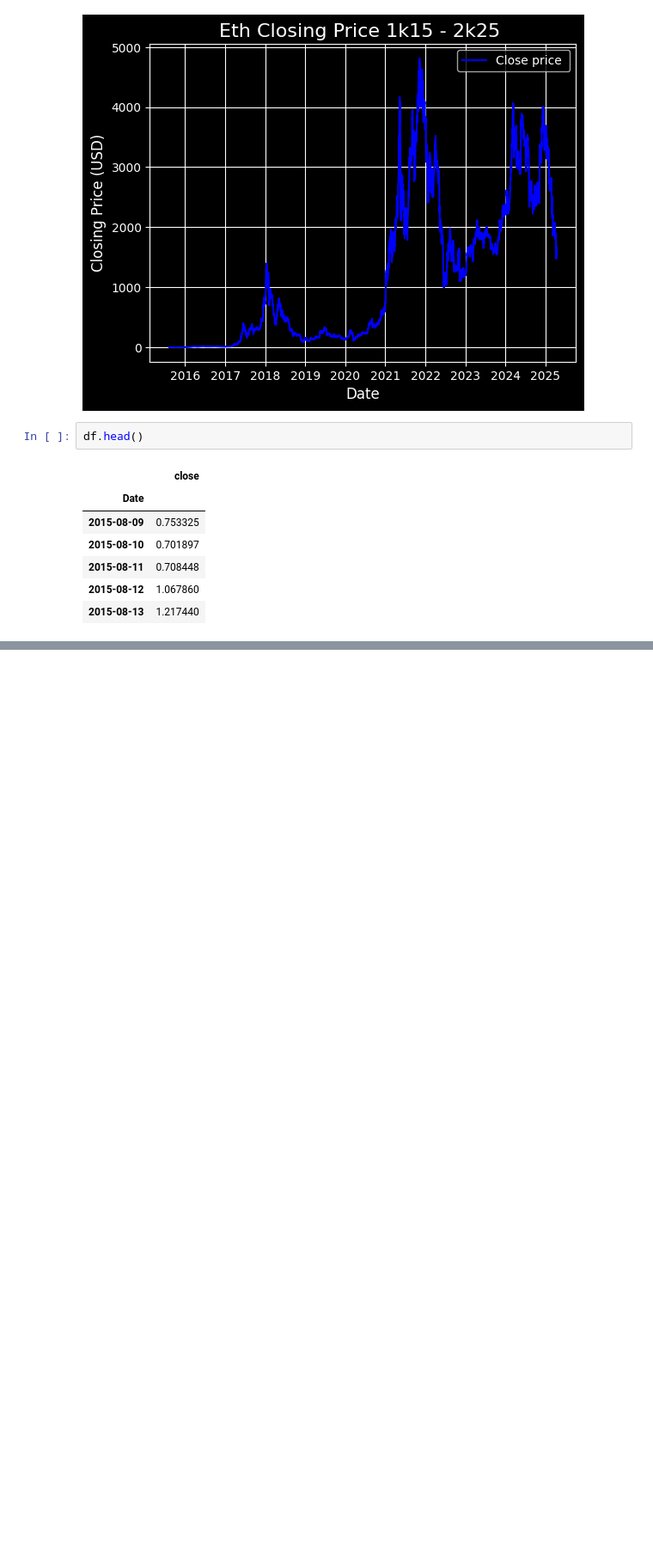
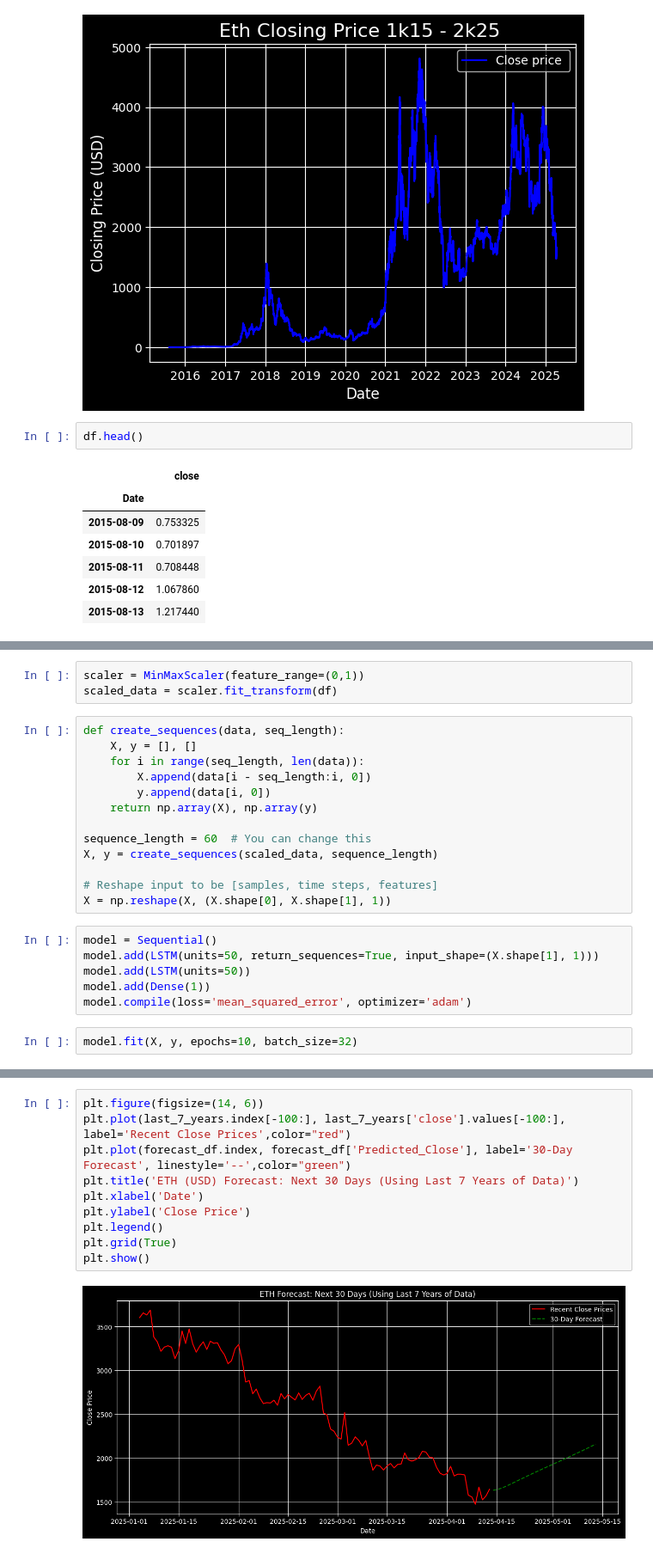
Before and after one commit to shivampb/ML-Models, a Jupyter notebook: Ethereum-prediction/LSTM-Prediction.ipynb, the cells around one changed output, grey strips where cells are left out. Shown: that part at 86% size. Cells and saved outputs as stored; diff of their text form; blank space fills up the shorter version.

```diff
--- a/Ethereum-prediction/LSTM-Prediction.ipynb
+++ b/Ethereum-prediction/LSTM-Prediction.ipynb
@@ -39,0 +58,24 @@ df.head()
+# %%
+scaler = MinMaxScaler(feature_range=(0,1))
+scaled_data = scaler.fit_transform(df)
+# %%
+def create_sequences(data, seq_length):
+    X, y = [], []
+    for i in range(seq_length, len(data)):
+        X.append(data[i - seq_length:i, 0])
+        y.append(data[i, 0])
+    return np.array(X), np.array(y)
+
+sequence_length = 60  # You can change this
+X, y = create_sequences(scaled_data, sequence_length)
+
+# Reshape input to be [samples, time steps, features]
+X = np.reshape(X, (X.shape[0], X.shape[1], 1))
+# %%
+model = Sequential()
+model.add(LSTM(units=50, return_sequences=True, input_shape=(X.shape[1], 1)))
+model.add(LSTM(units=50))
+model.add(Dense(1))
+model.compile(loss='mean_squared_error', optimizer='adam')
+# %%
+model.fit(X, y, epochs=10, batch_size=32)
@@ -39,0 +360,12 @@ df.head()
+# %%
+plt.figure(figsize=(14, 6))
+plt.plot(last_7_years.index[-100:], last_7_years['close'].values[-100:], label='Recent Close Prices',color="red")
+plt.plot(forecast_df.index, forecast_df['Predicted_Close'], label='30-Day Forecast', linestyle='--',color="green")
+plt.title('ETH (USD) Forecast: Next 30 Days (Using Last 7 Years of Data)')
+plt.xlabel('Date')
+plt.ylabel('Close Price')
+plt.legend()
+plt.grid(True)
+plt.show()
+# %% [output]
+[figure, added]
```
Also changed, not shown: parts of 11 cells of this notebook.
